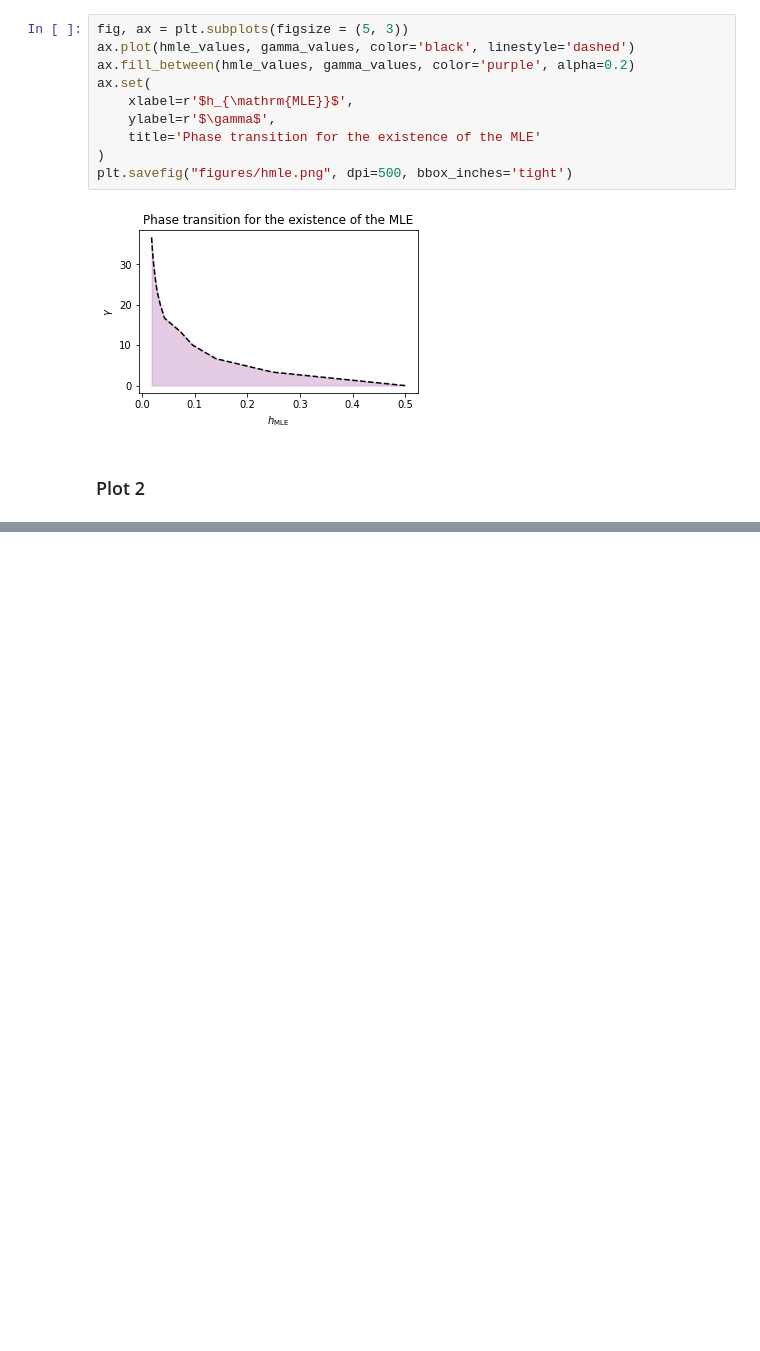
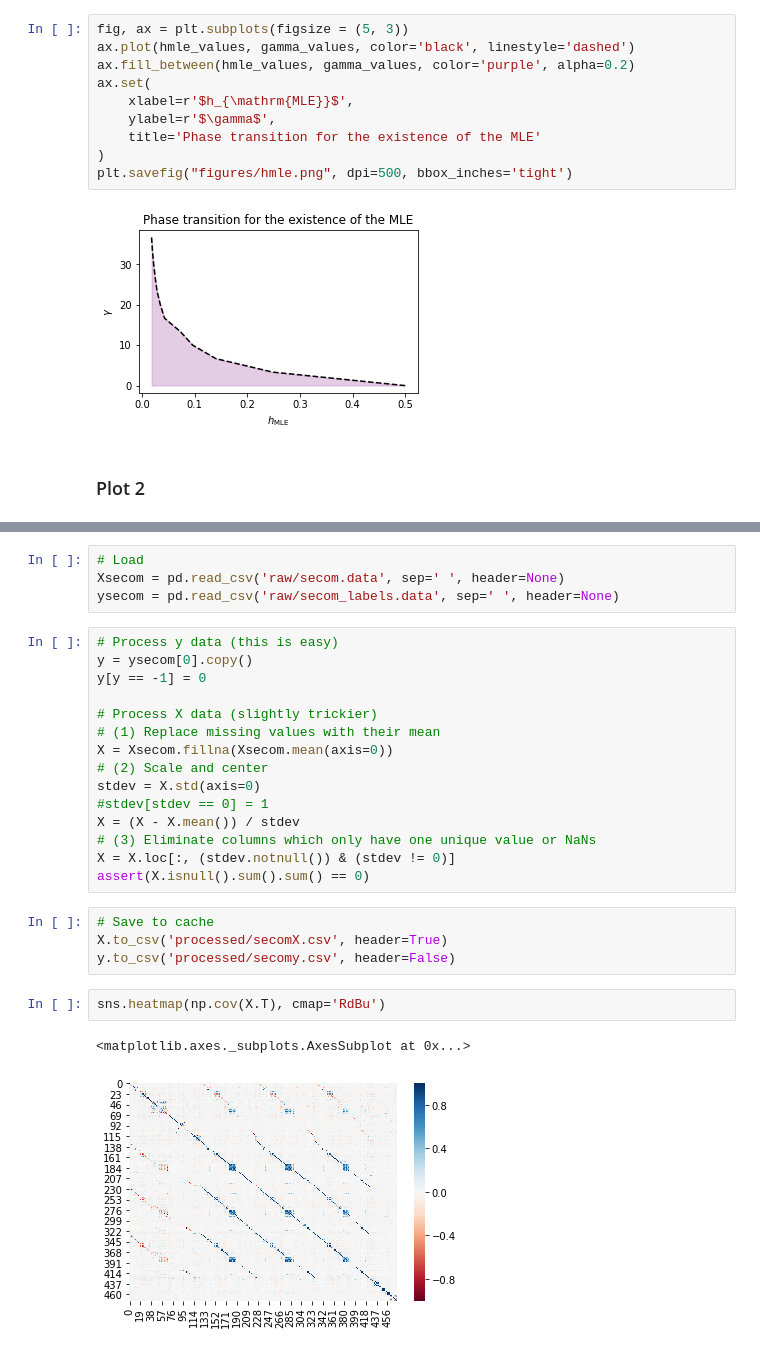
Before and after one commit to amspector100/hdlogistic, a Jupyter notebook: Python Plots.ipynb, the cells around one changed output, grey strips where cells are left out. Drawn from its saved outputs; the diff is of its cells as text; blank space fills up the shorter version.

```diff
--- a/Python Plots.ipynb
+++ b/Python Plots.ipynb
@@ -94,0 +101,28 @@ plt.show()
+# %%
+# Load
+Xsecom = pd.read_csv('raw/secom.data', sep=' ', header=None)
+ysecom = pd.read_csv('raw/secom_labels.data', sep=' ', header=None)
+# %%
+# Process y data (this is easy)
+y = ysecom[0].copy()
+y[y == -1] = 0
+
+# Process X data (slightly trickier)
+# (1) Replace missing values with their mean
+X = Xsecom.fillna(Xsecom.mean(axis=0))
+# (2) Scale and center
+stdev = X.std(axis=0)
+#stdev[stdev == 0] = 1
+X = (X - X.mean()) / stdev
+# (3) Eliminate columns which only have one unique value or NaNs
+X = X.loc[:, (stdev.notnull()) & (stdev != 0)]
+assert(X.isnull().sum().sum() == 0)
+# %%
+# Save to cache
+X.to_csv('processed/secomX.csv', header=True)
+y.to_csv('processed/secomy.csv', header=False)
+# %%
+sns.heatmap(np.cov(X.T), cmap='RdBu')
+# %% [output]
+<matplotlib.axes._subplots.AxesSubplot at 0x...>
+[figure, added]
```
Also changed, not shown: parts of 2 cells of this notebook, 9 other files.
